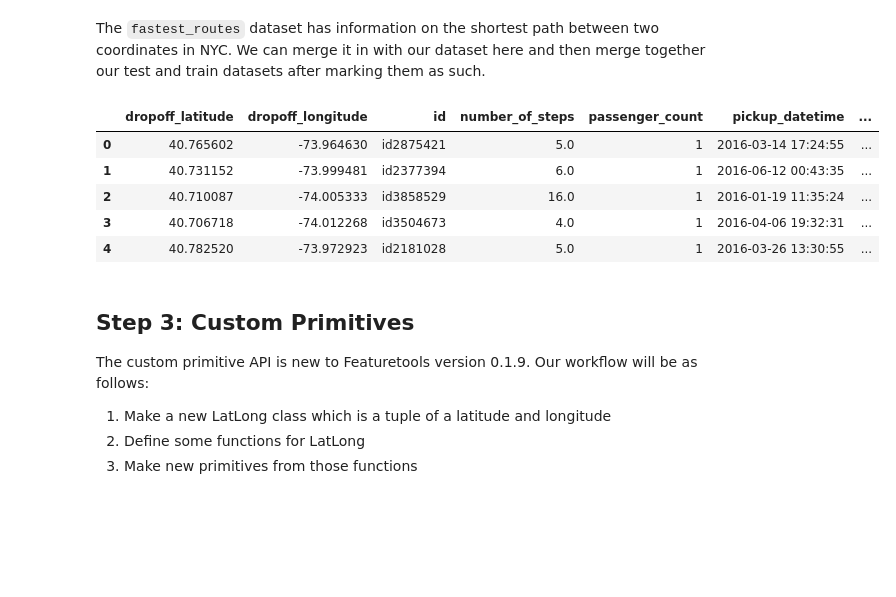
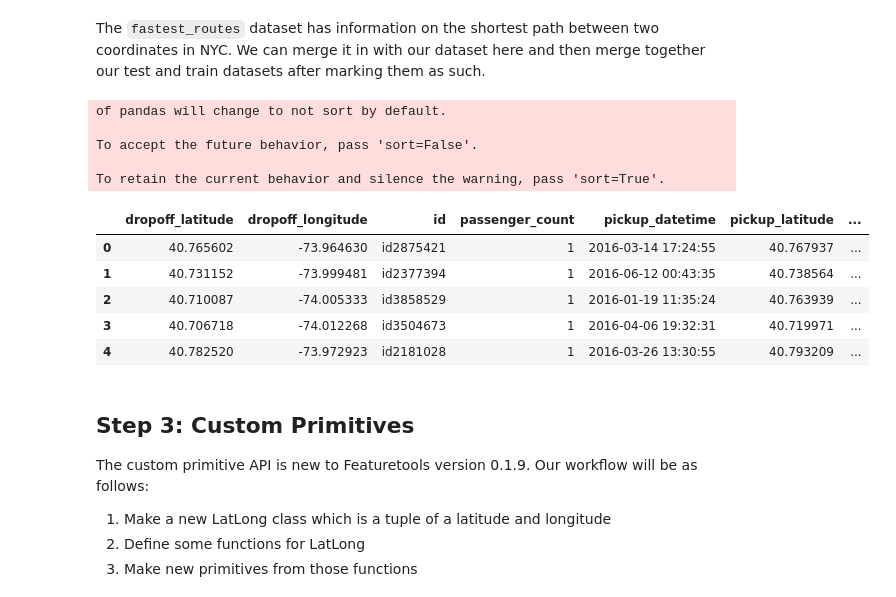
Before and after one commit to alteryx/predict-taxi-trip-duration, a Jupyter notebook: NYC Taxi 4 - Custom Featuretools Primitives.ipynb, the cells around one changed output. Drawn from its saved outputs; the diff is of its cells as text; code cells hidden in the pictures; blank space fills up the shorter version.

```diff
--- a/NYC Taxi 4 - Custom Featuretools Primitives.ipynb
+++ b/NYC Taxi 4 - Custom Featuretools Primitives.ipynb
@@ -37,23 +21,30 @@ fatest_routes_test = pd.read_csv('data/fastest_routes_test.csv',
+# %%
+TRAIN_DIR = "data/train.csv"
+TEST_DIR = "data/test.csv"
+
+data_train, data_test = taxi_utils.read_data(TRAIN_DIR, TEST_DIR)
 # %% [markdown]
 The `fastest_routes` dataset has information on the shortest path between two coordinates in NYC. We can merge it in with our dataset here and then merge together our test and train datasets after marking them as such.
 # %%
-data_train = data_train.merge(fastest_routes_train, how='left', on='id')
-data_test = data_test.merge(fatest_routes_test, how='left', on='id')
-
 # Make a train/test column
 data_train['test_data'] = False
 data_test['test_data'] = True
 
 # Combine the data and convert some strings
 data = pd.concat([data_train, data_test])
 data.head(5)
 # %% [output]
+of pandas will change to not sort by default.
+
+To accept the future behavior, pass 'sort=False'.
+
+To retain the current behavior and silence the warning, pass 'sort=True'.
-|  | dropoff_latitude | dropoff_longitude | id | number_of_steps | passenger_count | pickup_datetime | ... |
-| 0 | 40.765602 | -73.964630 | id2875421 | 5.0 | 1 | 2016-03-14 17:24:55 | ... |
-| 1 | 40.731152 | -73.999481 | id2377394 | 6.0 | 1 | 2016-06-12 00:43:35 | ... |
-| 2 | 40.710087 | -74.005333 | id3858529 | 16.0 | 1 | 2016-01-19 11:35:24 | ... |
-| 3 | 40.706718 | -74.012268 | id3504673 | 4.0 | 1 | 2016-04-06 19:32:31 | ... |
-| 4 | 40.782520 | -73.972923 | id2181028 | 5.0 | 1 | 2016-03-26 13:30:55 | ... |
+|  | dropoff_latitude | dropoff_longitude | id | passenger_count | pickup_datetime | pickup_latitude | ... |
+| 0 | 40.765602 | -73.964630 | id2875421 | 1 | 2016-03-14 17:24:55 | 40.767937 | ... |
+| 1 | 40.731152 | -73.999481 | id2377394 | 1 | 2016-06-12 00:43:35 | 40.738564 | ... |
+| 2 | 40.710087 | -74.005333 | id3858529 | 1 | 2016-01-19 11:35:24 | 40.763939 | ... |
+| 3 | 40.706718 | -74.012268 | id3504673 | 1 | 2016-04-06 19:32:31 | 40.719971 | ... |
+| 4 | 40.782520 | -73.972923 | id2181028 | 1 | 2016-03-26 13:30:55 | 40.793209 | ... |
 # %% [markdown]
 ## Step 3: Custom Primitives
 The custom primitive API is new to Featuretools version 0.1.9. Our workflow will be as follows:
```
Also changed, not shown: parts of 13 cells of this notebook, 3 other files.
